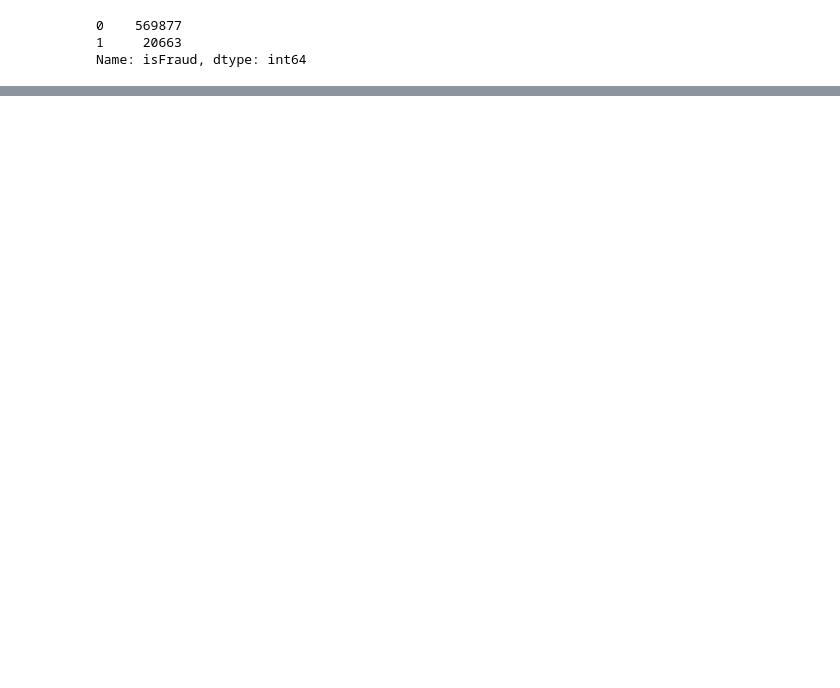
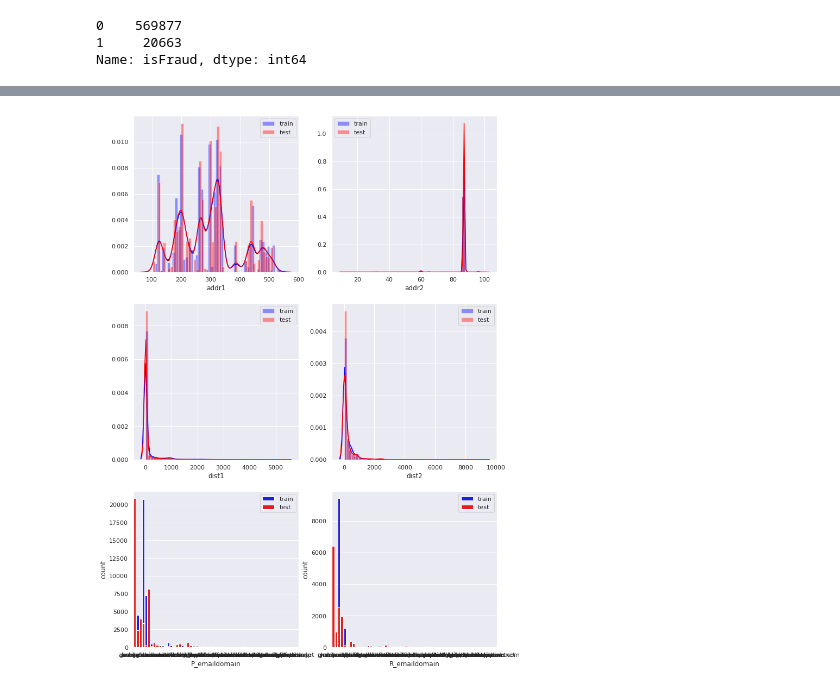
Before and after one commit to VladimirIsakov91/IEEE-CISFraudDetection, a Jupyter notebook: FraudDetection-v2.ipynb, the cells around one changed output, grey strips where cells are left out. Drawn from its saved outputs; the diff is of its cells as text; code cells hidden in the pictures; blank space fills up the shorter version.

```diff
--- a/FraudDetection-v2.ipynb
+++ b/FraudDetection-v2.ipynb
@@ -175,0 +239,23 @@ X_train_sample.to_csv('./data/X_train_sample.csv')
+# %%
+f,ax = plt.subplots(nrows=3, ncols=2, figsize=(12, 18))
+sns.distplot(X_train_sample['addr1'], color='blue', ax=ax[0,0], label='train')
+sns.distplot(X_test_sample['addr1'], color='red', ax=ax[0,0], label='test')
+ax[0, 0].legend()
+sns.distplot(X_train_sample['addr2'], color='blue', ax=ax[0,1], label='train')
+sns.distplot(X_test_sample['addr2'], color='red', ax=ax[0,1], label='test')
+ax[0, 1].legend()
+sns.distplot(X_train_sample['dist1'], color='blue', ax=ax[1,0], label='train')
+sns.distplot(X_test_sample['dist1'], color='red', ax=ax[1,0], label='test')
+ax[1, 0].legend()
+sns.distplot(X_train_sample['dist2'], color='blue', ax=ax[1,1], label='train')
+sns.distplot(X_test_sample['dist2'], color='red', ax=ax[1,1], label='test')
+ax[1, 1].legend()
+sns.countplot(X_train_sample['P_emaildomain'], color='blue', ax=ax[2,0], label='train')
+sns.countplot(X_test_sample['P_emaildomain'], color='red', ax=ax[2,0], label='test')
+ax[2, 0].legend()
+sns.countplot(X_train_sample['R_emaildomain'], color='blue', ax=ax[2,1], label='train')
+sns.countplot(X_test_sample['R_emaildomain'], color='red', ax=ax[2,1], label='test')
+ax[2, 1].legend()
+plt.show()
+# %% [output]
+[figure, added]
```
Also changed, not shown: parts of 20 cells of this notebook.
